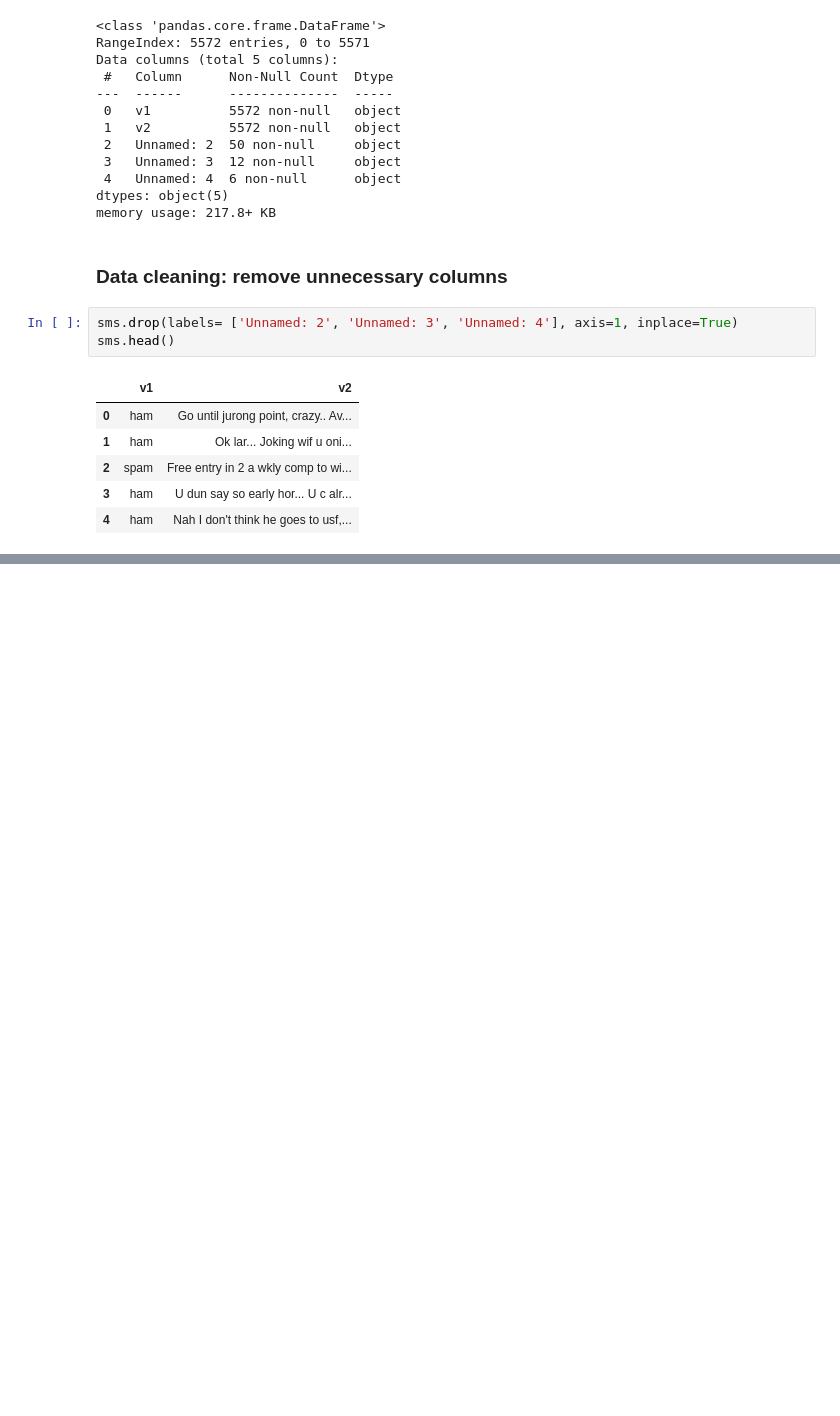
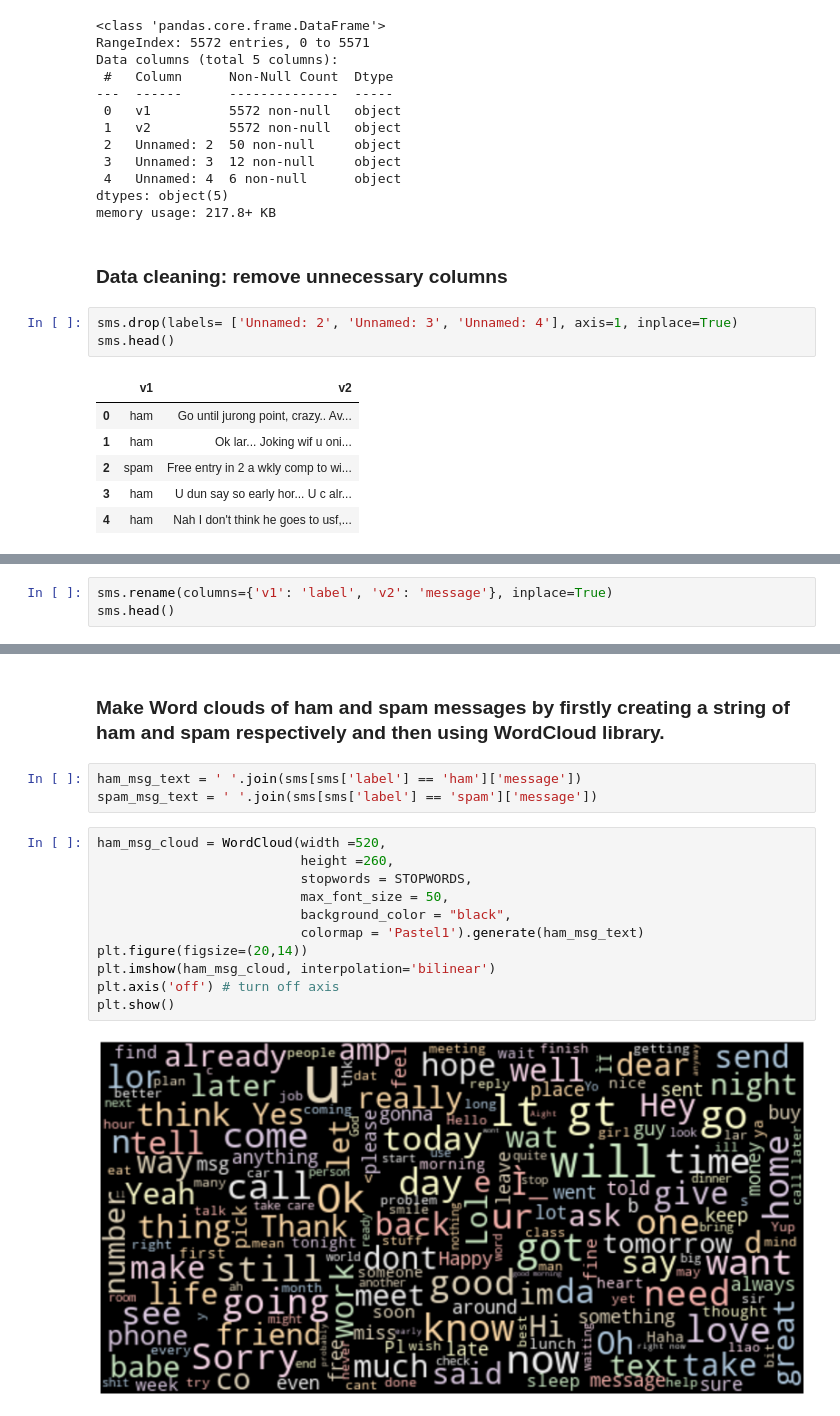
Before and after one commit to Sunpreet29/Projects, a Jupyter notebook: Spam Detection/spam_detection.ipynb, the cells around one changed output, grey strips where cells are left out. Cells and saved outputs as stored; diff of their text form; blank space fills up the shorter version.

Commit message:
Message visualisation with WordCloud

```diff
--- a/Spam Detection/spam_detection.ipynb
+++ b/Spam Detection/spam_detection.ipynb
@@ -50,0 +53,3 @@ sms.head()
+# %%
+sms.rename(columns={'v1': 'label', 'v2': 'message'}, inplace=True)
+sms.head()
@@ -50,0 +71,18 @@ sms.head()
+# %% [markdown]
+### Make Word clouds of ham and spam messages by firstly creating a string of ham and spam respectively and then using WordCloud library.
+# %%
+ham_msg_text = ' '.join(sms[sms['label'] == 'ham']['message'])
+spam_msg_text = ' '.join(sms[sms['label'] == 'spam']['message'])
+# %%
+ham_msg_cloud = WordCloud(width =520,
+                          height =260,
+                          stopwords = STOPWORDS,
+                          max_font_size = 50,
+                          background_color = "black",
+                          colormap = 'Pastel1').generate(ham_msg_text)
+plt.figure(figsize=(20,14))
+plt.imshow(ham_msg_cloud, interpolation='bilinear')
+plt.axis('off') # turn off axis
+plt.show()
+# %% [output]
+[figure, added]
```
Also changed, not shown: parts of 6 cells of this notebook.
